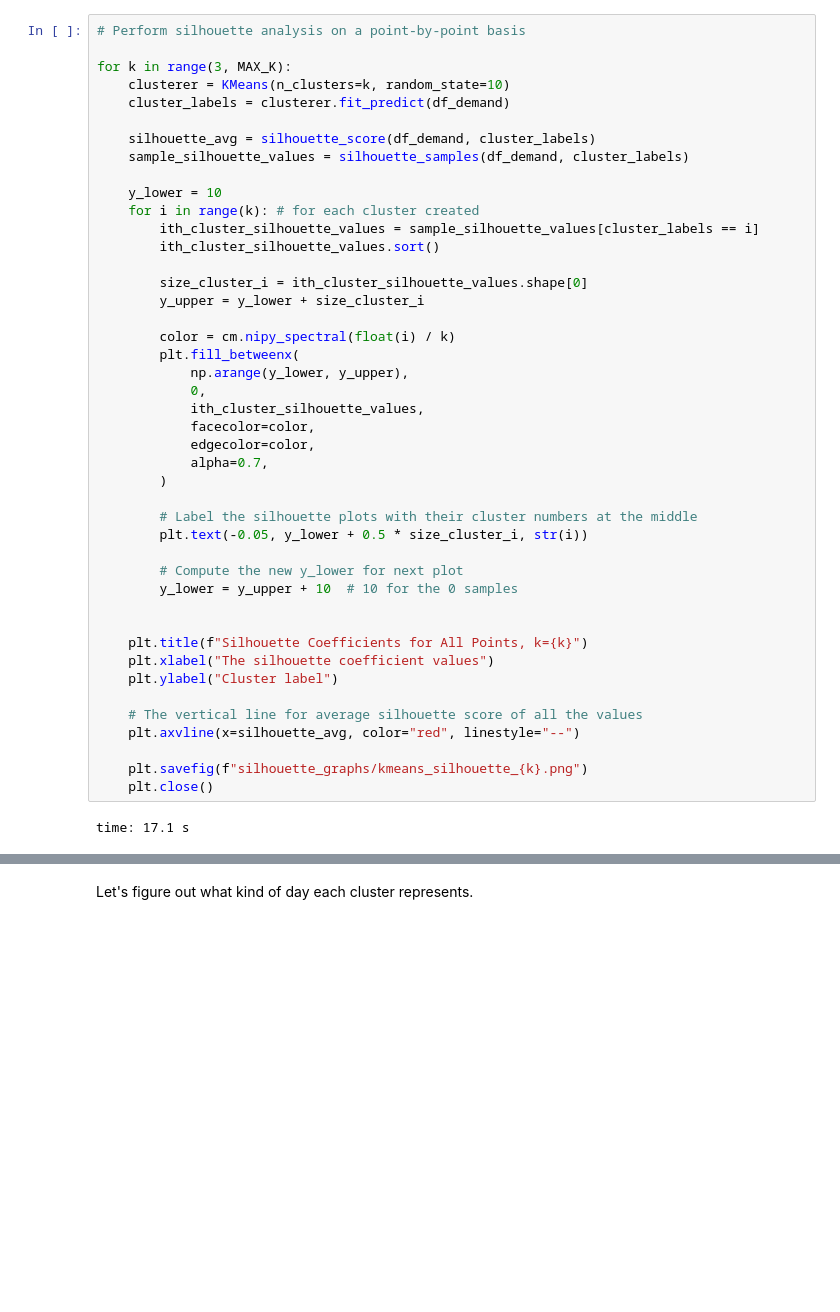
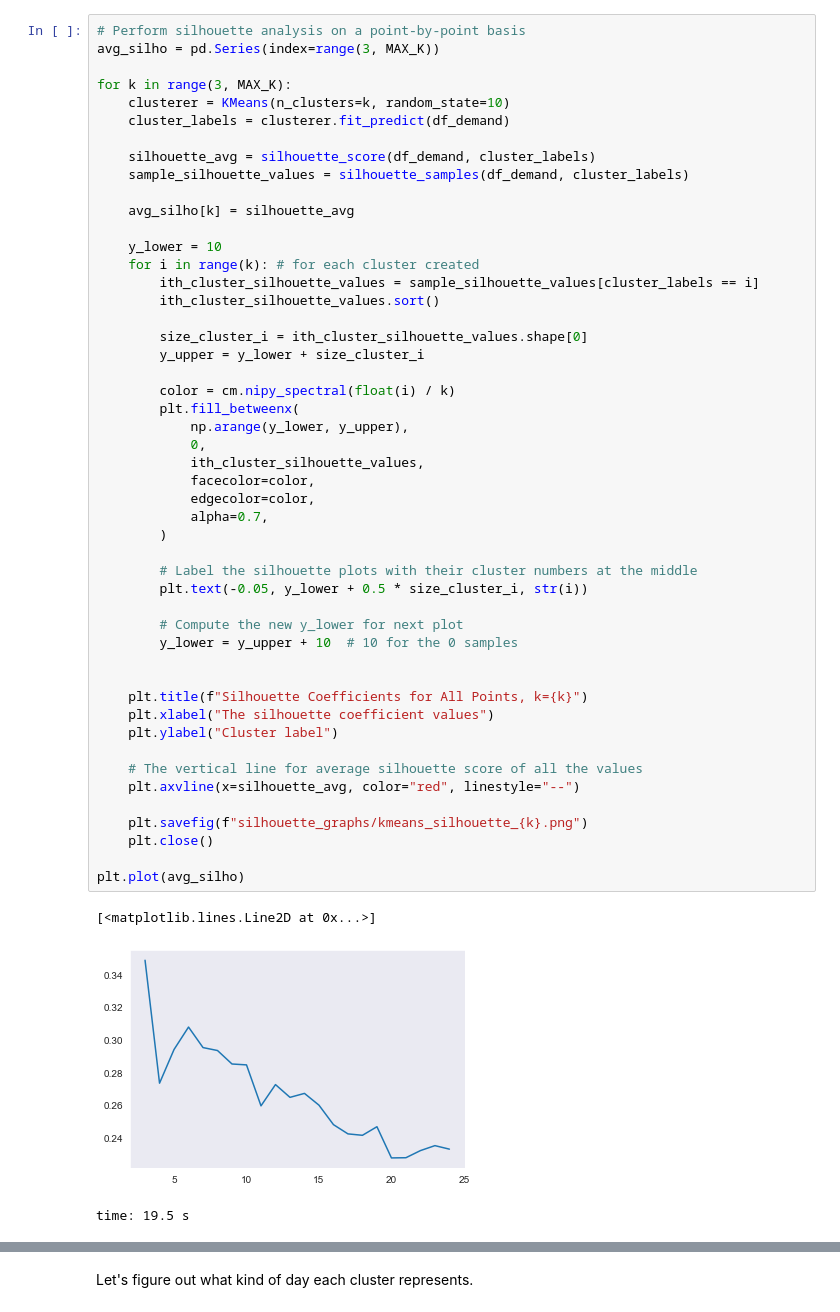
Before and after one commit to jgib124/Energy-Demand-Clustering, a Jupyter notebook: test_clustering.ipynb, the cells around one changed output, grey strips where cells are left out. Cells and saved outputs as stored; diff of their text form; blank space fills up the shorter version.

```diff
--- a/test_clustering.ipynb
+++ b/test_clustering.ipynb
@@ -161,5 +176,6 @@ time: 11 s
 # %%
 # Perform silhouette analysis on a point-by-point basis
+avg_silho = pd.Series(index=range(3, MAX_K))
 
 for k in range(3, MAX_K):
     clusterer = KMeans(n_clusters=k, random_state=10)
@@ -167,6 +183,8 @@ for k in range(3, MAX_K):
 
     silhouette_avg = silhouette_score(df_demand, cluster_labels)
     sample_silhouette_values = silhouette_samples(df_demand, cluster_labels)
+
+    avg_silho[k] = silhouette_avg
 
     y_lower = 10
     for i in range(k): # for each cluster created
@@ -176,34 +194,38 @@ for k in range(3, MAX_K):
         size_cluster_i = ith_cluster_silhouette_values.shape[0]
         y_upper = y_lower + size_cluster_i
 
         color = cm.nipy_spectral(float(i) / k)
         plt.fill_betweenx(
             np.arange(y_lower, y_upper),
             0,
             ith_cluster_silhouette_values,
             facecolor=color,
             edgecolor=color,
             alpha=0.7,
         )
 
         # Label the silhouette plots with their cluster numbers at the middle
         plt.text(-0.05, y_lower + 0.5 * size_cluster_i, str(i))
 
         # Compute the new y_lower for next plot
         y_lower = y_upper + 10  # 10 for the 0 samples
 
 
     plt.title(f"Silhouette Coefficients for All Points, k={k}")
     plt.xlabel("The silhouette coefficient values")
     plt.ylabel("Cluster label")
 
     # The vertical line for average silhouette score of all the values
     plt.axvline(x=silhouette_avg, color="red", linestyle="--")
 
     plt.savefig(f"silhouette_graphs/kmeans_silhouette_{k}.png")
     plt.close()
+
+plt.plot(avg_silho)
 # %% [output]
-time: 17.1 s
+[<matplotlib.lines.Line2D at 0x...>]
+[figure, added]
+time: 19.5 s
 # %%
 from matplotlib.gridspec import GridSpec
 
```
Also changed, not shown: parts of 13 cells of this notebook, 50 other files.
